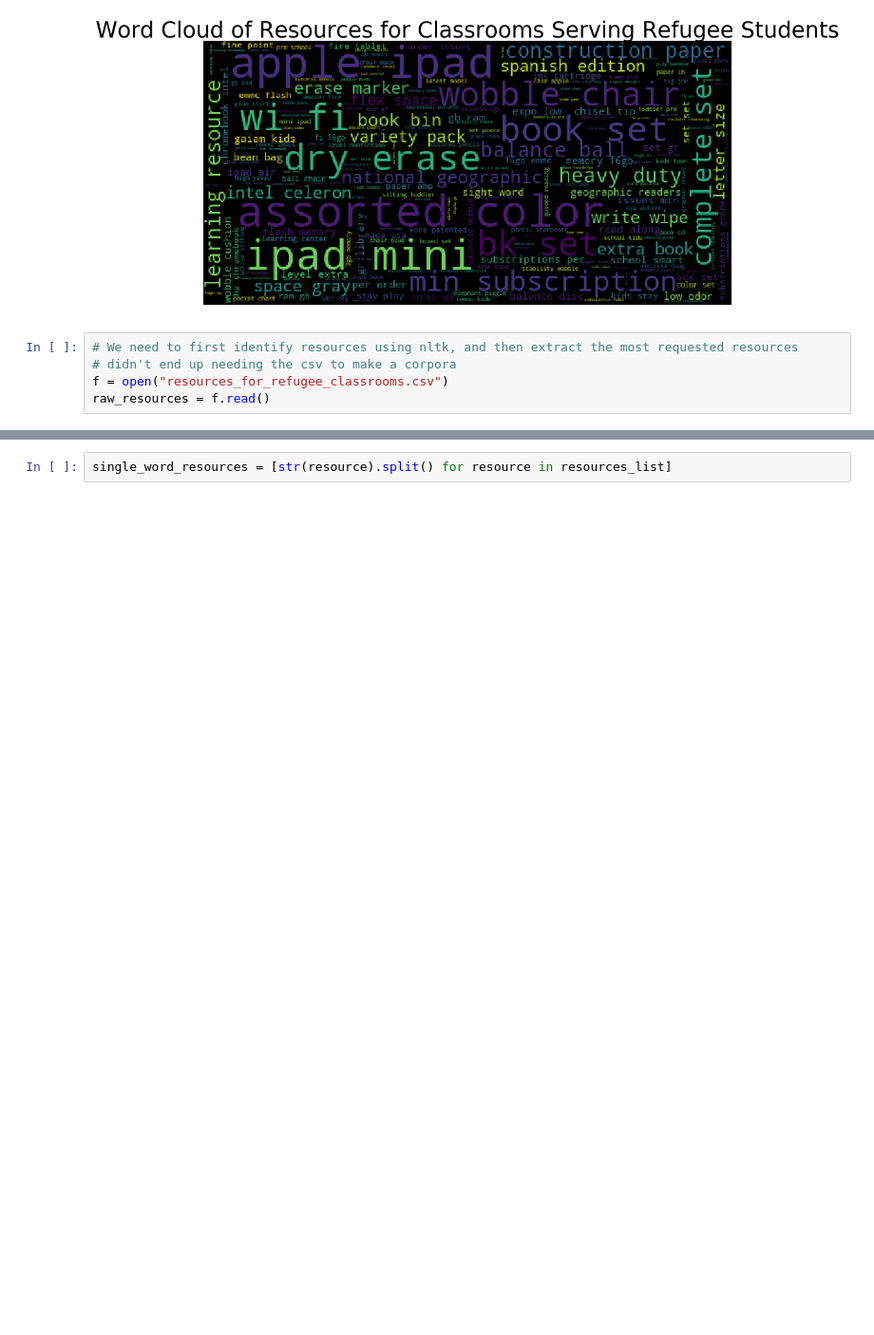
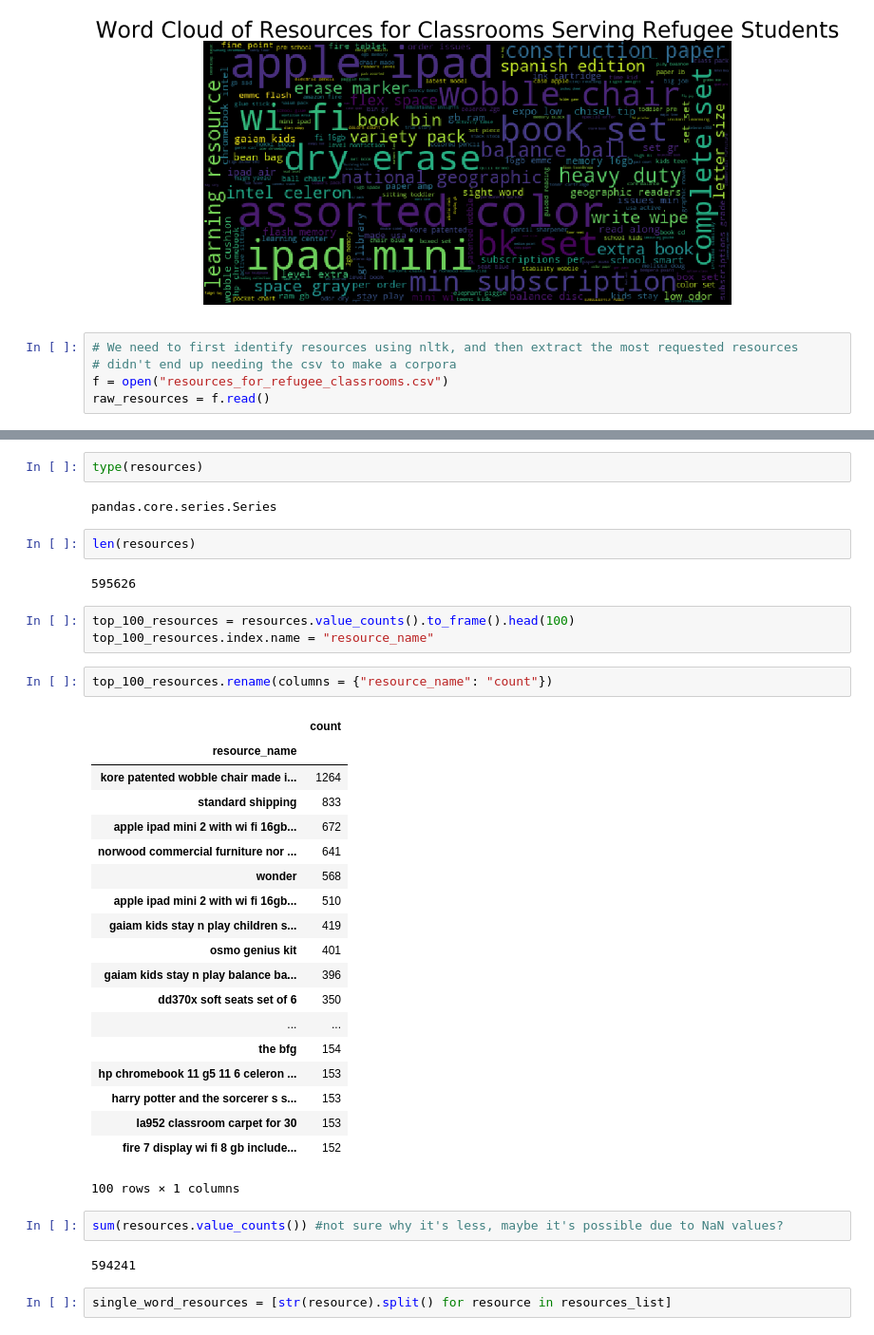
Before and after one commit to USA4UNHCR/DonorsChoose.org-Challenge, a Jupyter notebook: your_work/angela_task_3/refugee_projects_sample.ipynb, the cells around one changed output, grey strips where cells are left out. Shown at 95% size. Saved outputs shown, nothing was run; the diff lists cells and outputs as text; blank space fills up the shorter version.

Commit message:
i guess bigrams isn't really necessary, just getting the top 100 resources by value count gives me some information

```diff
--- a/your_work/angela_task_3/refugee_projects_sample.ipynb
+++ b/your_work/angela_task_3/refugee_projects_sample.ipynb
@@ -79,2 +77,39 @@ len(str_resources)
+# %%
+type(resources)
+# %% [output]
+pandas.core.series.Series
+# %%
+len(resources)
+# %% [output]
+595626
+# %%
+top_100_resources = resources.value_counts().to_frame().head(100)
+top_100_resources.index.name = "resource_name"
+# %%
+top_100_resources.rename(columns = {"resource_name": "count"})
+# %% [output]
+|  | count |
+| resource_name |  |
+| kore patented wobble chair made i... | 1264 |
+| standard shipping | 833 |
+| apple ipad mini 2 with wi fi 16gb... | 672 |
+| norwood commercial furniture nor ... | 641 |
+| wonder | 568 |
+| apple ipad mini 2 with wi fi 16gb... | 510 |
+| gaiam kids stay n play children s... | 419 |
+| osmo genius kit | 401 |
+| gaiam kids stay n play balance ba... | 396 |
+| dd370x soft seats set of 6 | 350 |
+| ... | ... |
+| the bfg | 154 |
+| hp chromebook 11 g5 11 6 celeron ... | 153 |
+| harry potter and the sorcerer s s... | 153 |
+| la952 classroom carpet for 30 | 153 |
+| fire 7 display wi fi 8 gb include... | 152 |
+100 rows × 1 columns
+# %%
+sum(resources.value_counts()) #not sure why it's less, maybe it's possible due to NaN values?
+# %% [output]
+594241
 # %%
 single_word_resources = [str(resource).split() for resource in resources_list]
```
Also changed, not shown: parts of 8 cells of this notebook.
